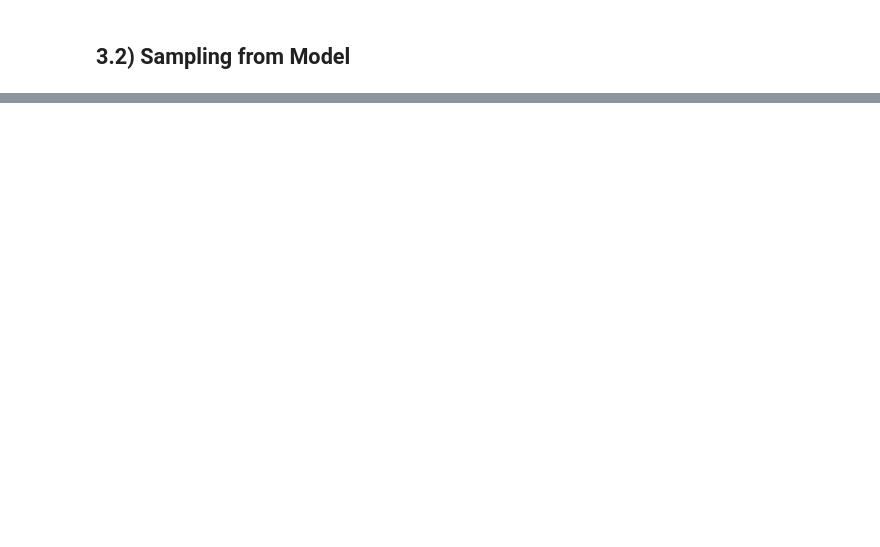
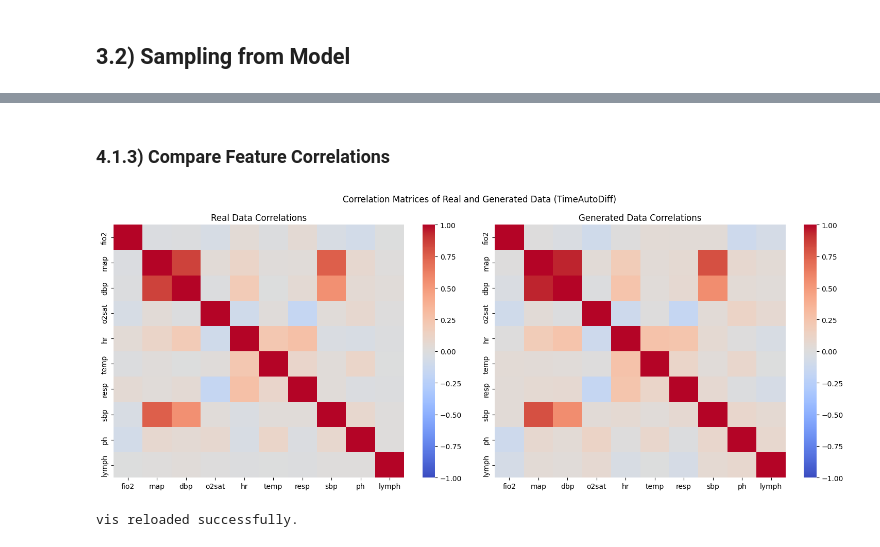
Before and after one commit to mahmoudibrahim98/icu-autodiff, a Jupyter notebook: notebooks/setup_colab.ipynb, the cells around one changed output, grey strips where cells are left out. Drawn from its saved outputs; the diff is of its cells as text; code cells hidden in the pictures; blank space fills up the shorter version.

```diff
--- a/notebooks/setup_colab.ipynb
+++ b/notebooks/setup_colab.ipynb
@@ -563,0 +635,16 @@ for i in tqdm(range(n_generations), desc="Generating Synthetic Data", leave=True
+# %% [markdown]
+### 4.1.3) Compare Feature Correlations
+# %%
+vis.plot_correlation_matrices(real_data = REAL_DATA,
+                                  generated_data = synth_data_list[0],
+                                  features_names = important_features_names,
+                                  subset = f"TimeAutoDiff")
+# %% [output]
+[figure, added]
+# %%
+import importlib
+import evaluation_framework.vis as vis
+importlib.reload(vis)
+print("vis reloaded successfully.")
+# %% [output]
+vis reloaded successfully.
```
Also changed, not shown: parts of 32 cells of this notebook.
